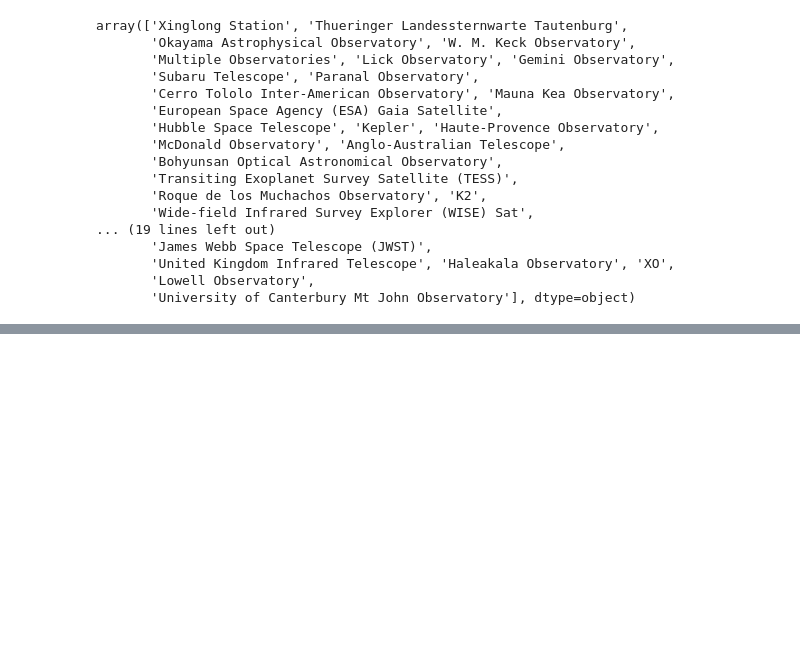
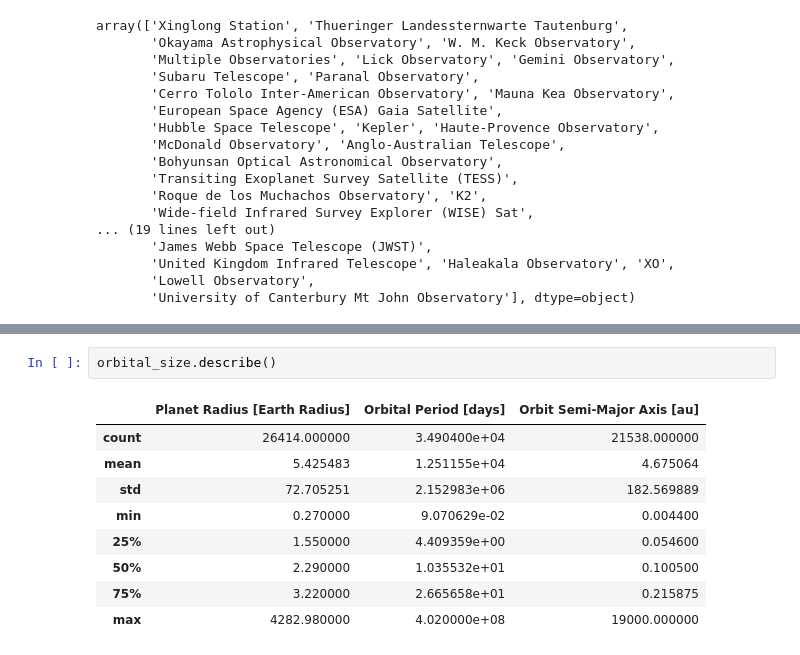
Before and after one commit to joshstantoncodes/Exoplanet-Exploration-Through-Data-Mining, a Jupyter notebook: exoplanetMining.ipynb, the cells around one changed output, grey strips where cells are left out. Cells and saved outputs as stored; diff of their text form; blank space fills up the shorter version.

```diff
--- a/exoplanetMining.ipynb
+++ b/exoplanetMining.ipynb
@@ -216,0 +227,12 @@ Length: 71, dtype: int64
+# %%
+orbital_size.describe()
+# %% [output]
+|  | Planet Radius [Earth Radius] | Orbital Period [days] | Orbit Semi-Major Axis [au] |
+| count | 26414.000000 | 3.490400e+04 | 21538.000000 |
+| mean | 5.425483 | 1.251155e+04 | 4.675064 |
+| std | 72.705251 | 2.152983e+06 | 182.569889 |
+| min | 0.270000 | 9.070629e-02 | 0.004400 |
+| 25% | 1.550000 | 4.409359e+00 | 0.054600 |
+| 50% | 2.290000 | 1.035532e+01 | 0.100500 |
+| 75% | 3.220000 | 2.665658e+01 | 0.215875 |
+| max | 4282.980000 | 4.020000e+08 | 19000.000000 |
```
Also changed, not shown: parts of 10 cells of this notebook, 1 other file.
